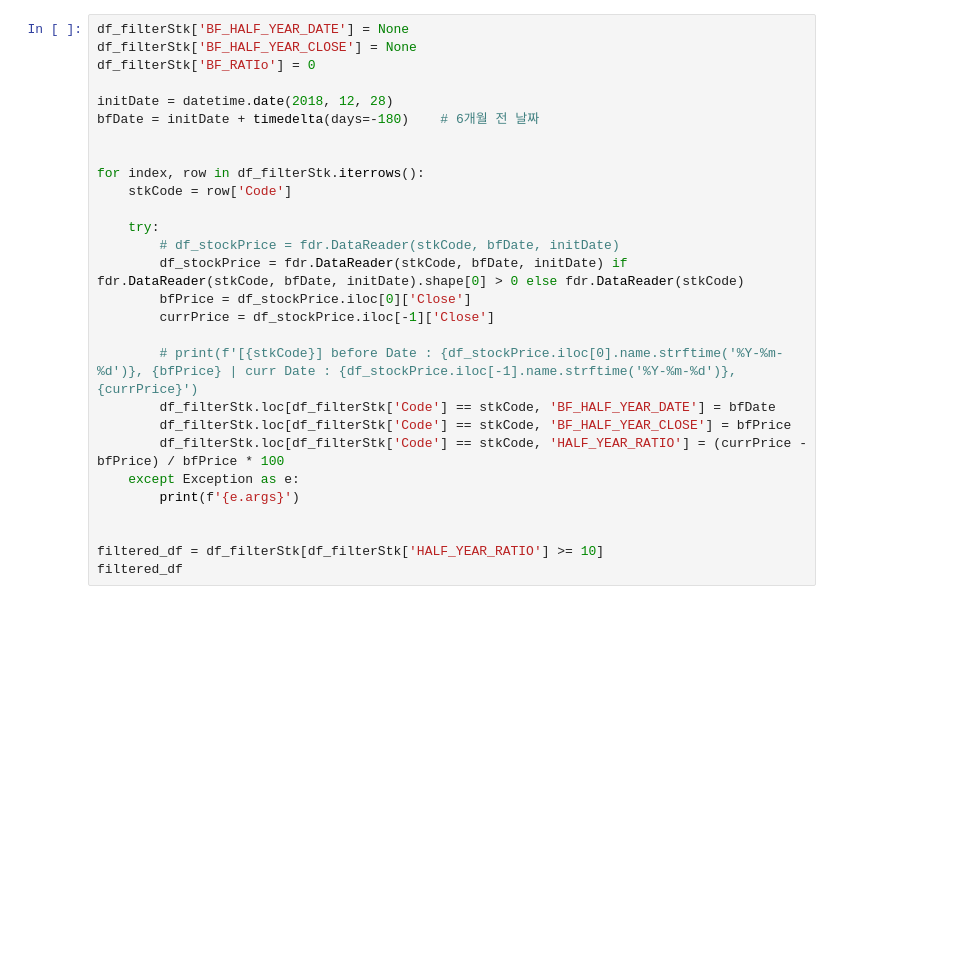
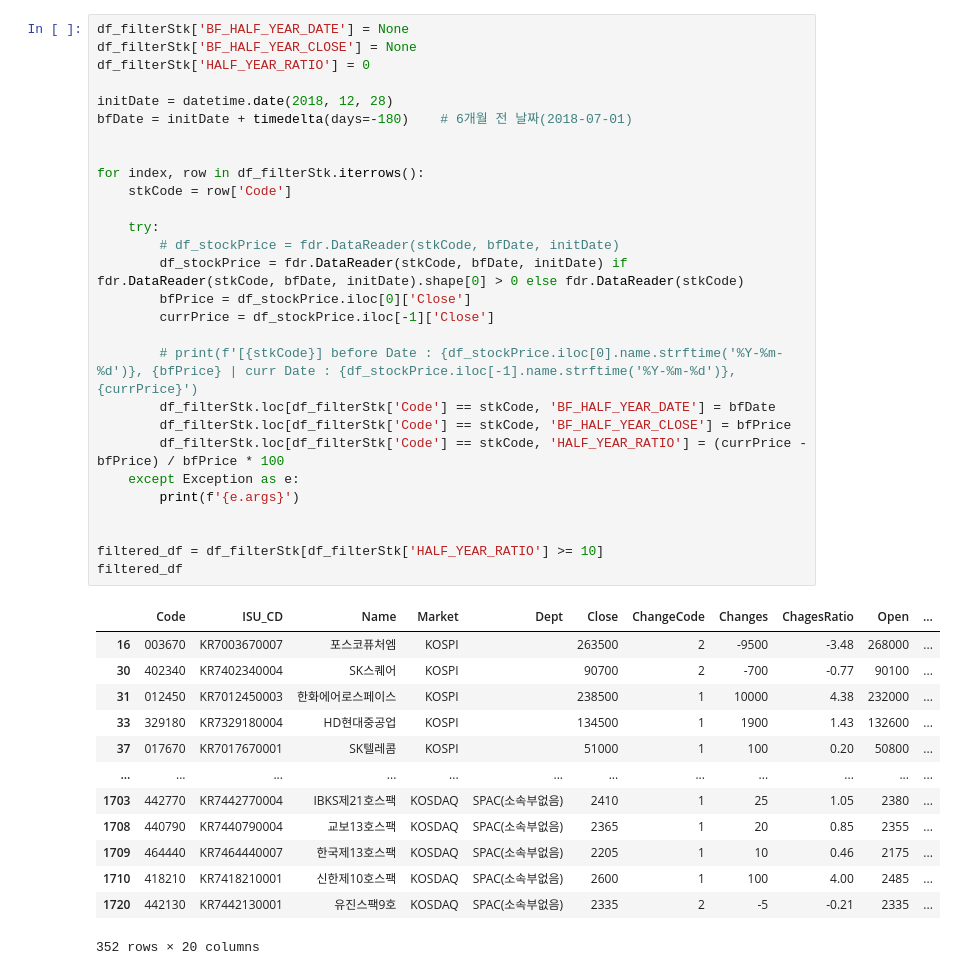
Before and after one commit to kimdaewhi/quantstrategy, a Jupyter notebook: src/test.ipynb, the cells around one changed output. Saved outputs shown, nothing was run; the diff lists cells and outputs as text; blank space fills up the shorter version.

```diff
--- a/src/test.ipynb
+++ b/src/test.ipynb
@@ -24,28 +36,42 @@ df_filterStk[0:10]
 # %%
 df_filterStk['BF_HALF_YEAR_DATE'] = None
 df_filterStk['BF_HALF_YEAR_CLOSE'] = None
-df_filterStk['BF_RATIo'] = 0
+df_filterStk['HALF_YEAR_RATIO'] = 0
 
 initDate = datetime.date(2018, 12, 28)
-bfDate = initDate + timedelta(days=-180)    # 6개월 전 날짜
+bfDate = initDate + timedelta(days=-180)    # 6개월 전 날짜(2018-07-01)
 
 
 for index, row in df_filterStk.iterrows():
     stkCode = row['Code']
 
     try:
         # df_stockPrice = fdr.DataReader(stkCode, bfDate, initDate)
         df_stockPrice = fdr.DataReader(stkCode, bfDate, initDate) if fdr.DataReader(stkCode, bfDate, initDate).shape[0] > 0 else fdr.DataReader(stkCode)
         bfPrice = df_stockPrice.iloc[0]['Close']
         currPrice = df_stockPrice.iloc[-1]['Close']
 
         # print(f'[{stkCode}] before Date : {df_stockPrice.iloc[0].name.strftime('%Y-%m-%d')}, {bfPrice} | curr Date : {df_stockPrice.iloc[-1].name.strftime('%Y-%m-%d')}, {currPrice}')
         df_filterStk.loc[df_filterStk['Code'] == stkCode, 'BF_HALF_YEAR_DATE'] = bfDate
         df_filterStk.loc[df_filterStk['Code'] == stkCode, 'BF_HALF_YEAR_CLOSE'] = bfPrice
         df_filterStk.loc[df_filterStk['Code'] == stkCode, 'HALF_YEAR_RATIO'] = (currPrice - bfPrice) / bfPrice * 100
     except Exception as e:
         print(f'{e.args}')
 
 
 filtered_df = df_filterStk[df_filterStk['HALF_YEAR_RATIO'] >= 10]
 filtered_df
+# %% [output]
+|  | Code | ISU_CD | Name | Market | Dept | Close | ChangeCode | Changes | ChagesRatio | Open | ... |
+| 16 | 003670 | KR7003670007 | 포스코퓨처엠 | KOSPI |  | 263500 | 2 | -9500 | -3.48 | 268000 | ... |
+| 30 | 402340 | KR7402340004 | SK스퀘어 | KOSPI |  | 90700 | 2 | -700 | -0.77 | 90100 | ... |
+| 31 | 012450 | KR7012450003 | 한화에어로스페이스 | KOSPI |  | 238500 | 1 | 10000 | 4.38 | 232000 | ... |
+| 33 | 329180 | KR7329180004 | HD현대중공업 | KOSPI |  | 134500 | 1 | 1900 | 1.43 | 132600 | ... |
+| 37 | 017670 | KR7017670001 | SK텔레콤 | KOSPI |  | 51000 | 1 | 100 | 0.20 | 50800 | ... |
+| ... | ... | ... | ... | ... | ... | ... | ... | ... | ... | ... | ... |
+| 1703 | 442770 | KR7442770004 | IBKS제21호스팩 | KOSDAQ | SPAC(소속부없음) | 2410 | 1 | 25 | 1.05 | 2380 | ... |
+| 1708 | 440790 | KR7440790004 | 교보13호스팩 | KOSDAQ | SPAC(소속부없음) | 2365 | 1 | 20 | 0.85 | 2355 | ... |
+| 1709 | 464440 | KR7464440007 | 한국제13호스팩 | KOSDAQ | SPAC(소속부없음) | 2205 | 1 | 10 | 0.46 | 2175 | ... |
+| 1710 | 418210 | KR7418210001 | 신한제10호스팩 | KOSDAQ | SPAC(소속부없음) | 2600 | 1 | 100 | 4.00 | 2485 | ... |
+| 1720 | 442130 | KR7442130001 | 유진스팩9호 | KOSDAQ | SPAC(소속부없음) | 2335 | 2 | -5 | -0.21 | 2335 | ... |
+352 rows × 20 columns
```
Also changed, not shown: parts of 2 cells of this notebook.
